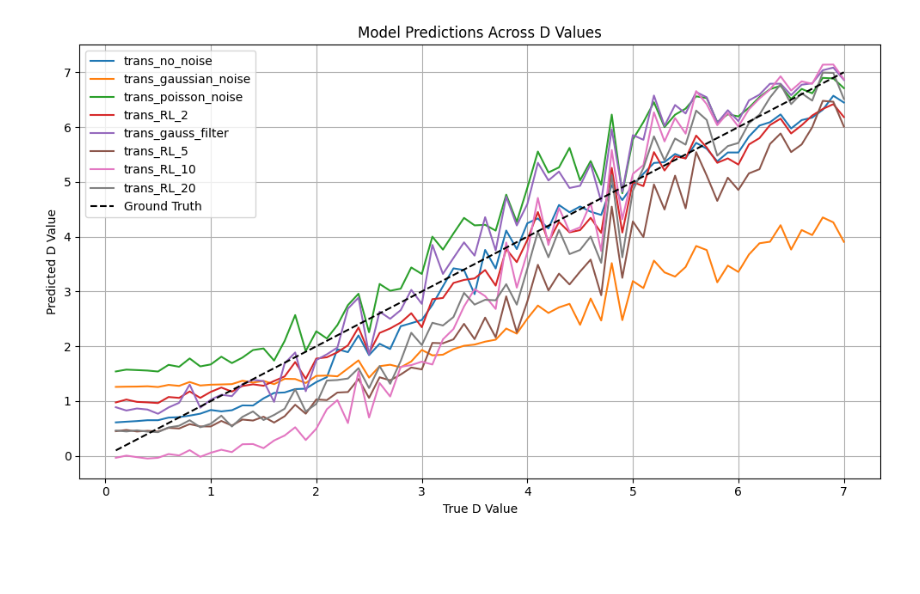
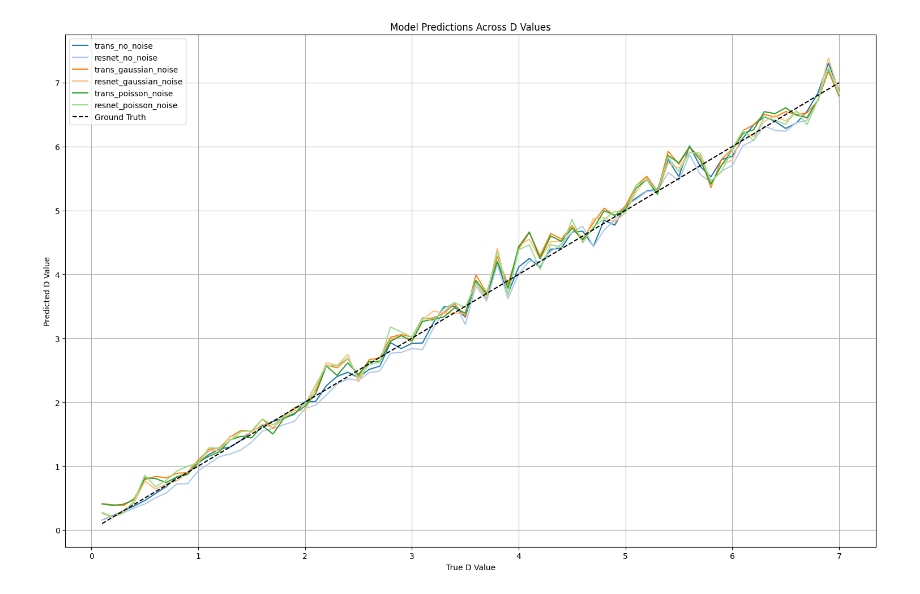
Before and after one commit to Biomedical-Imaging-Group/MolecularDiffusion_MiViT, a Jupyter notebook: train_results_multipleSettings.ipynb, the cells around one changed output. Saved outputs shown, nothing was run; the diff lists cells and outputs as text; code cells hidden in the pictures; blank space fills up the shorter version.

```diff
--- a/train_results_multipleSettings.ipynb
+++ b/train_results_multipleSettings.ipynb
@@ -189,6 +187,8 @@ def load_validation_dataMult(rl_iterations, length = 30):
     trajs_in_order = trajs_in_order.reshape(-1,T,2)
     vid_in_order = trajs_to_vid_norm_rl(trajs_in_order,nPosPerFrame,center=True,image_props=image_props, rl_iterations=RL_iterations)
 
+    vid_in_order = vid_in_order.reshape(len(val_d_in_order),10,len(settings),nFrames,patch_size,patch_size)
+
     return torch.Tensor(vid1),torch.Tensor(vid3), torch.Tensor(vid5), torch.Tensor(vid7), torch.Tensor(vid_in_order)
 
 
@@ -197,6 +197,10 @@ print(val_videos[0].shape)
 
 val_vid_in_order = val_videos[4]
 print(val_vid_in_order.shape)
+
+#val_vid_in_order = val_vid_in_order.reshape(len(val_d_in_order),10,7,nFrames,patch_size,patch_size)
+
+print(val_vid_in_order.shape)
 print(val_d_in_order.shape)
 val_labels = torch.tensor([1, 3, 5, 7], dtype=torch.float32)  # Corresponding labels
 # %% [output]
@@ -442,6 +431,8 @@ def plot_model_predictions_vs_D_in_order(models, val_vid_in_order, val_d_in_orde
     - val_vid_in_order (numpy array or torch.Tensor): Array of shape (70, 10, 30, 7, 7).
     - val_d_in_order (list or array): Corresponding true D values (length 70).
     """
+    tab20_colors = plt.get_cmap('tab20').colors
+
 
     # Convert to torch tensor if needed
     if isinstance(val_vid_in_order, np.ndarray):
@@ -449,42 +440,41 @@ def plot_model_predictions_vs_D_in_order(models, val_vid_in_order, val_d_in_orde
 
     model_preds = {name: [] for name in selected_models}
 
     for i in range(len(val_d_in_order)):
-        vids = val_vid_in_order[:,i]  # shape (5, 10, 30, 7, 7)
+        vids = val_vid_in_order[i]  # shape (5, 10, 30, 7, 7)
         for name in selected_models:
             model = models[name]
             model.eval()
             with torch.no_grad():
 
                 vid = vids.to(device)
-                idx = images_idx_from_name(name)
-                vid = vid[idx]
-                if("RL" in name):
-                    rl_iters = rl_number(name)
-                    vid = apply_rl_tv_tensor(vid, psf, n_iters=rl_iters)
+                idx_images = images_idx_from_name(name)
+                vid = vid[:,idx_images]
 
                 preds = model(vid)
 
                 # Multiply by D_max_normalization because model was trained to predict values between 0 and 1
                 preds = preds * D_max_normalization
                 mean_of_means = preds.mean().item()  # mean over sequences
                 model_preds[name].append(mean_of_means)
 
     # Plot
-    plt.figure(figsize=(10, 6))
-    for name, preds in model_preds.items():
-        plt.plot(val_d_in_order, preds, label=name)
+    plt.figure(figsize=(15, 10))
+    for i,(name, preds) in enumerate(model_preds.items()):
+        color = tab20_colors[i % len(tab20_colors)]  # cycle through tab20 colors
+
+        plt.plot(val_d_in_order, preds, label=name, color=color)
 
     plt.plot(val_d_in_order, val_d_in_order, 'k--', label='Ground Truth')  # y = x reference
     plt.xlabel("True D Value")
     plt.ylabel("Predicted D Value")
     plt.title("Model Predictions Across D Values")
     plt.legend()
     plt.grid(True)
     plt.tight_layout()
     plt.show()
 
-#selected_models.append("deepcnn_1layer_s")
-plot_model_predictions_vs_D_in_order(models, val_vid_in_order, val_d_in_order, selected_models)
+
+plot_model_predictions_vs_D_in_order(models, val_vid_in_order, val_d_in_order, list(models.keys())[:6])
 # %% [output]
-[figure, old version]
+[figure, new version]
```
Also changed, not shown: parts of 11 cells of this notebook, 3 other files.
